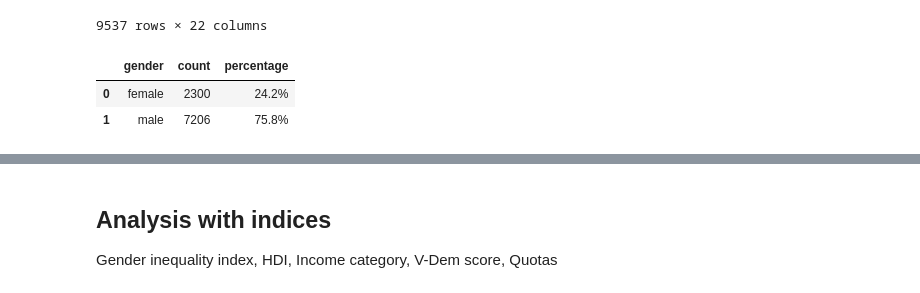
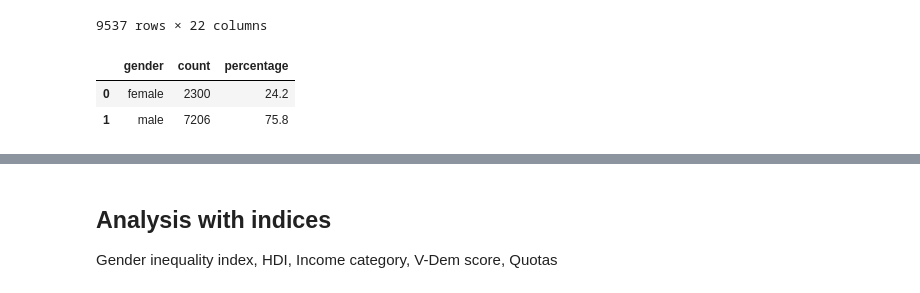
Before and after one commit to OjasSB/DS105, a Jupyter notebook: notebooks/gender.ipynb, the cells around one changed output, grey strips where cells are left out. Drawn from its saved outputs; the diff is of its cells as text; code cells hidden in the pictures.

```diff
--- a/notebooks/gender.ipynb
+++ b/notebooks/gender.ipynb
@@ -32,11 +42,11 @@ g7_df
 9537 rows × 22 columns
 # %%
 g7_gender_df=g7_df.groupby(g7_df['gender']).count()[['name']]
-g7_gender_df['percentage']=(g7_gender_df['name']/g7_gender_df['name'].sum()*100).round(1).astype(str) + '%'
+g7_gender_df['percentage']=(g7_gender_df['name']/g7_gender_df['name'].sum()*100).round(1)
 g7_gender_df.rename(columns={'name':'count'},inplace=True)
 g7_gender_df.reset_index(inplace=True)
 g7_gender_df
 # %% [output]
 |  | gender | count | percentage |
-| 0 | female | 2300 | 24.2% |
-| 1 | male | 7206 | 75.8% |
+| 0 | female | 2300 | 24.2 |
+| 1 | male | 7206 | 75.8 |
```
Also changed, not shown: parts of 15 cells of this notebook.
